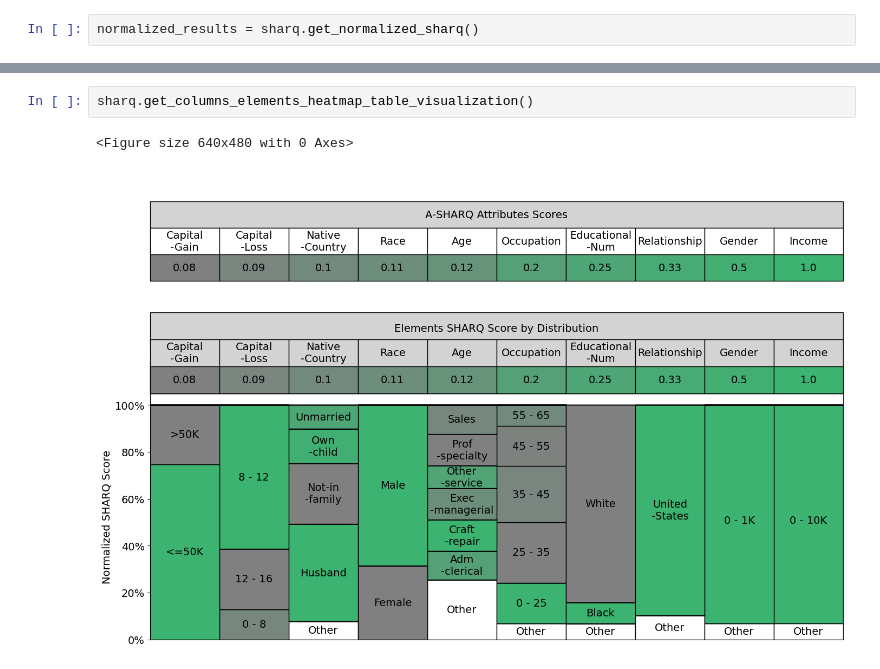
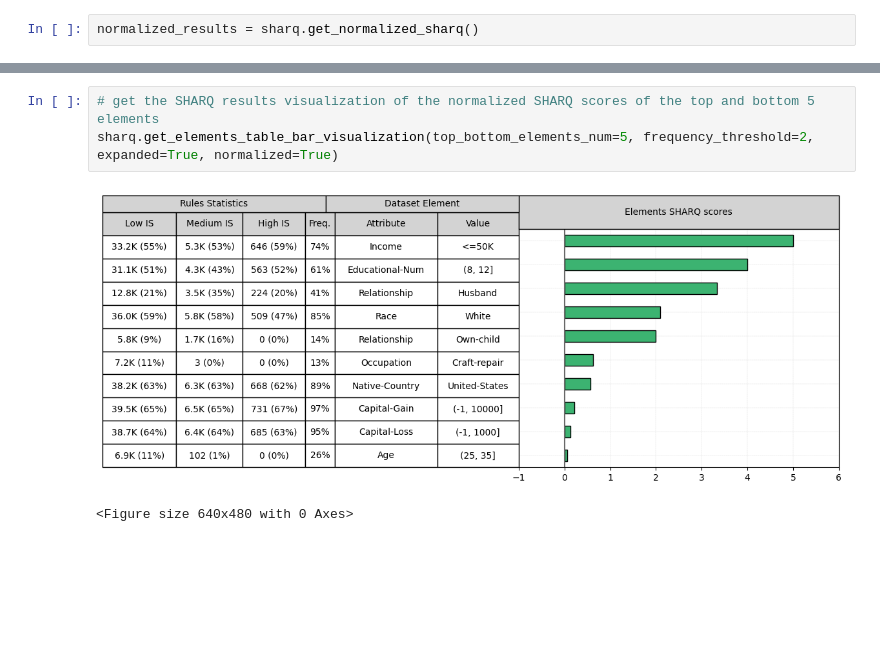
Before and after one commit to hadarib123/SHARQ-demo, a Jupyter notebook: example_notebook_demo_adult.ipynb, the cells around one changed output, grey strips where cells are left out. Drawn from its saved outputs; the diff is of its cells as text; blank space fills up the shorter version.

```diff
--- a/example_notebook_demo_adult.ipynb
+++ b/example_notebook_demo_adult.ipynb
@@ -68,5 +95,6 @@ sharq.get_elements_table_bar_visualization(elements=top_bottom_elements)
-# %%
-sharq.get_columns_elements_heatmap_table_visualization()
-# %% [output]
-<Figure size 640x480 with 0 Axes>
-[figure, removed]
+# %%
+# get the SHARQ results visualization of the normalized SHARQ scores of the top and bottom 5 elements
+sharq.get_elements_table_bar_visualization(top_bottom_elements_num=5, frequency_threshold=2, expanded=True, normalized=True)
+# %% [output]
+[figure, added]
+<Figure size 640x480 with 0 Axes>
```
Also changed, not shown: parts of 17 cells of this notebook.
